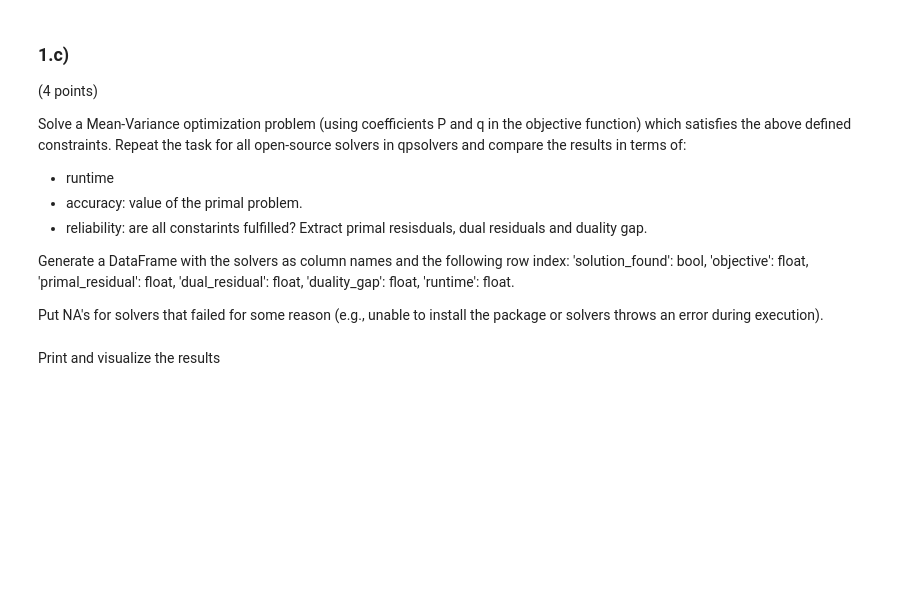
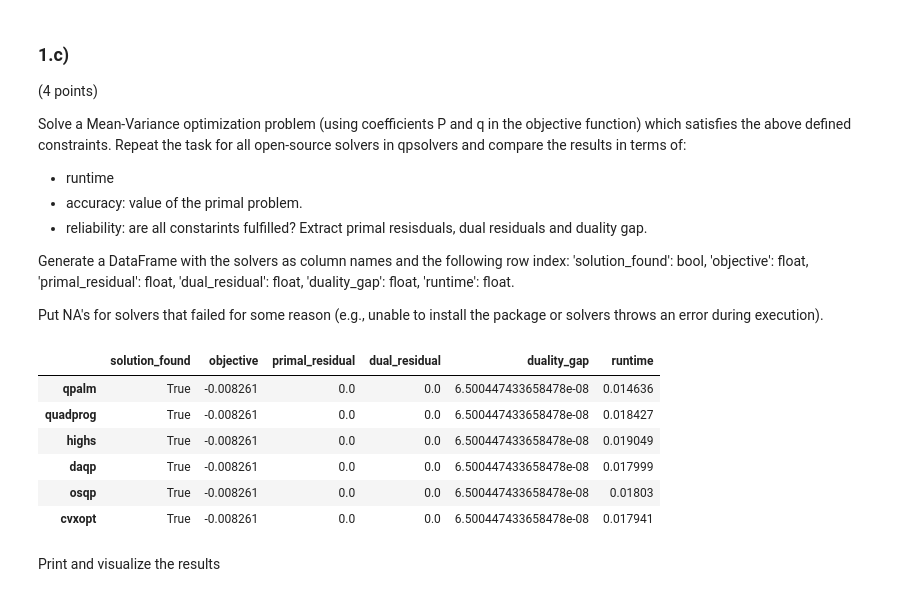
Before and after one commit to v-buchkov/qpmwp-course, a Jupyter notebook: assignments/assignment_1.ipynb, the cells around one changed output. Saved outputs shown, nothing was run; the diff lists cells and outputs as text; code cells hidden in the pictures; blank space fills up the shorter version.

```diff
--- a/assignments/assignment_1.ipynb
+++ b/assignments/assignment_1.ipynb
@@ -36,0 +77,5 @@ Generate a Multivariate-Normal random dataset of dimension TxN, T=1000, N=100, a
+# %%
+corr_matrix = np.eye(N)
+upper_indices = np.triu_indices(N, k=1)
+corr_matrix[upper_indices] = correlations
+corr_matrix = corr_matrix + corr_matrix.T - np.eye(N)
@@ -110,2 +218,12 @@ GhAb = constraints.to_GhAb()
+# %%
+results
+# %% [output]
+|  | solution_found | objective | primal_residual | dual_residual | duality_gap | runtime |
+| qpalm | True | -0.008261 | 0.0 | 0.0 | 6.500447433658478e-08 | 0.014636 |
+| quadprog | True | -0.008261 | 0.0 | 0.0 | 6.500447433658478e-08 | 0.018427 |
+| highs | True | -0.008261 | 0.0 | 0.0 | 6.500447433658478e-08 | 0.019049 |
+| daqp | True | -0.008261 | 0.0 | 0.0 | 6.500447433658478e-08 | 0.017999 |
+| osqp | True | -0.008261 | 0.0 | 0.0 | 6.500447433658478e-08 | 0.01803 |
+| cvxopt | True | -0.008261 | 0.0 | 0.0 | 6.500447433658478e-08 | 0.017941 |
 # %% [markdown]
 Print and visualize the results
```
Also changed, not shown: parts of 19 cells of this notebook, 1 other file.
